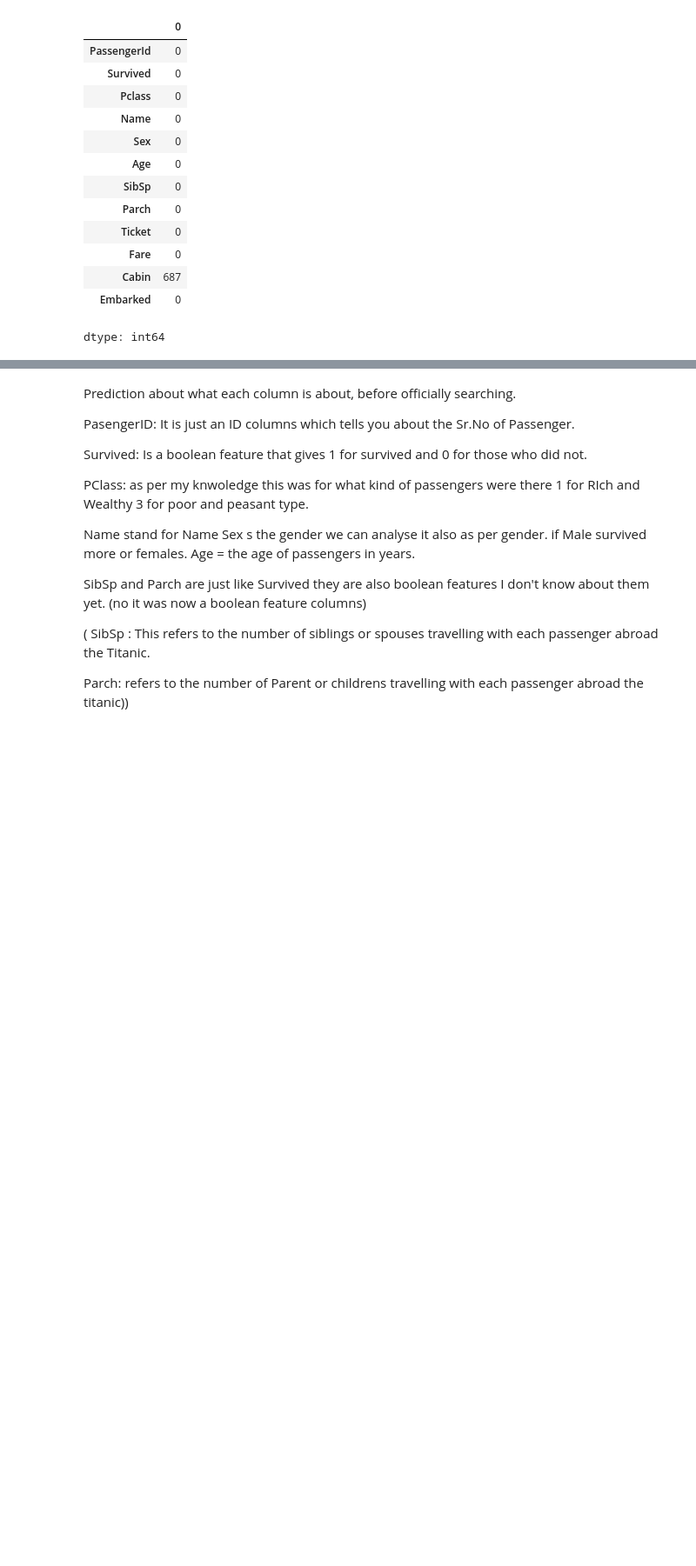
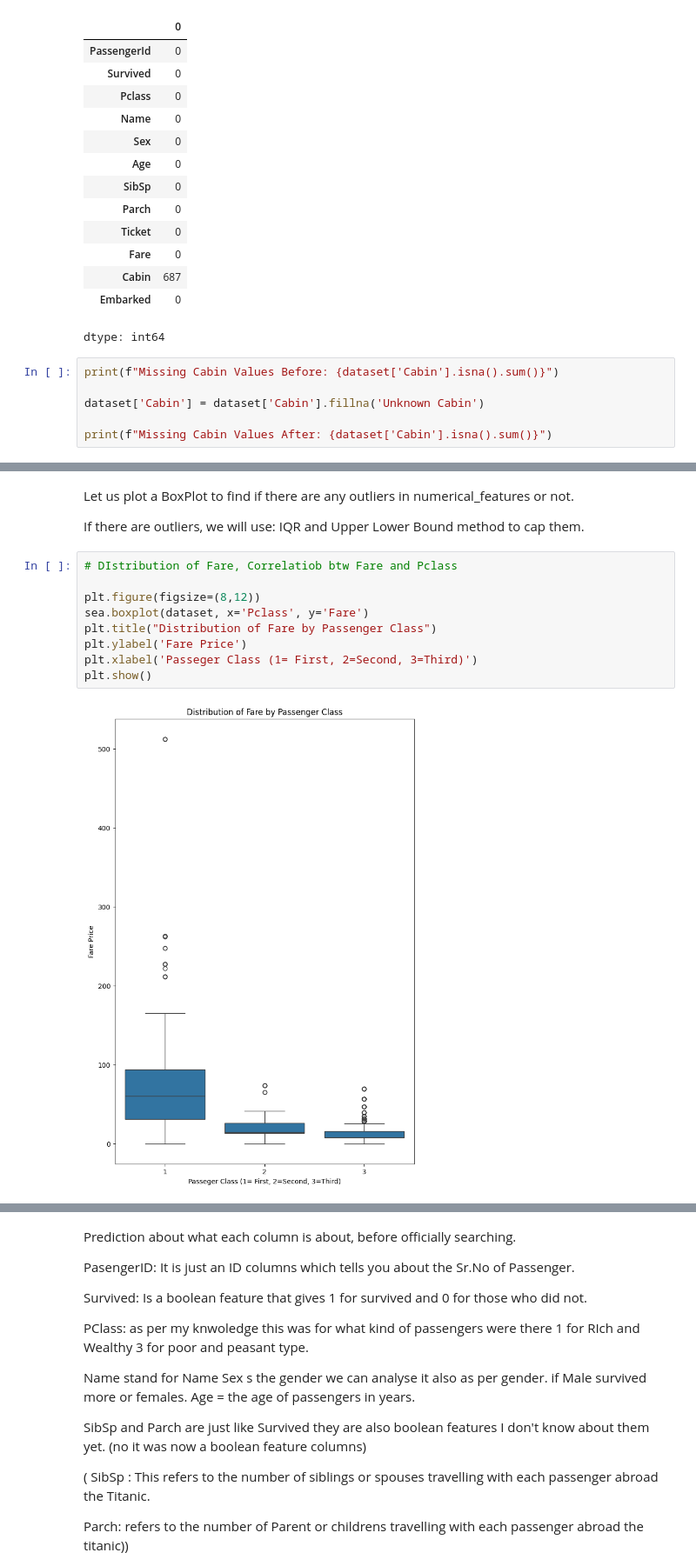
Before and after one commit to sxrthk17/ml-journey, a Jupyter notebook: week1/day4_learning_and_using_pandas.ipynb, the cells around one changed output, grey strips where cells are left out. Shown at 87% size. Cells and saved outputs as stored; diff of their text form; blank space fills up the shorter version.

Commit message:
Cleaned Dataset, Filled Missing values, capped outliers

```diff
--- a/week1/day4_learning_and_using_pandas.ipynb
+++ b/week1/day4_learning_and_using_pandas.ipynb
@@ -250,3 +231,9 @@ dataset.isna().sum()
 | Cabin | 687 |
 | Embarked | 0 |
 dtype: int64
+# %%
+print(f"Missing Cabin Values Before: {dataset['Cabin'].isna().sum()}")
+
+dataset['Cabin'] = dataset['Cabin'].fillna('Unknown Cabin')
+
+print(f"Missing Cabin Values After: {dataset['Cabin'].isna().sum()}")
@@ -252,0 +274,15 @@ dtype: int64
+# %% [markdown]
+Let us plot a BoxPlot to find if there are any outliers in numerical_features or not.
+
+If there are outliers, we will use: IQR and Upper Lower Bound method to cap them.
+# %%
+# DIstribution of Fare, Correlatiob btw Fare and Pclass
+
+plt.figure(figsize=(8,12))
+sea.boxplot(dataset, x='Pclass', y='Fare')
+plt.title("Distribution of Fare by Passenger Class")
+plt.ylabel('Fare Price')
+plt.xlabel('Passeger Class (1= First, 2=Second, 3=Third)')
+plt.show()
+# %% [output]
+[figure, added]
```
Also changed, not shown: parts of 37 cells of this notebook.
